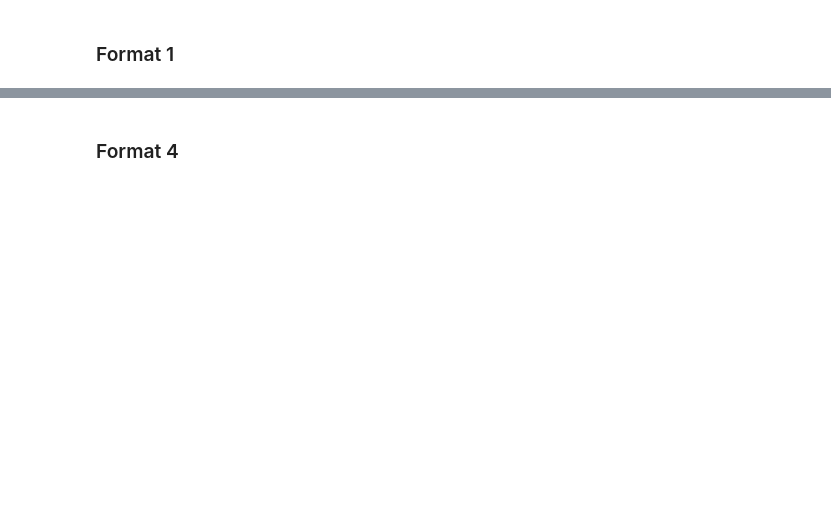
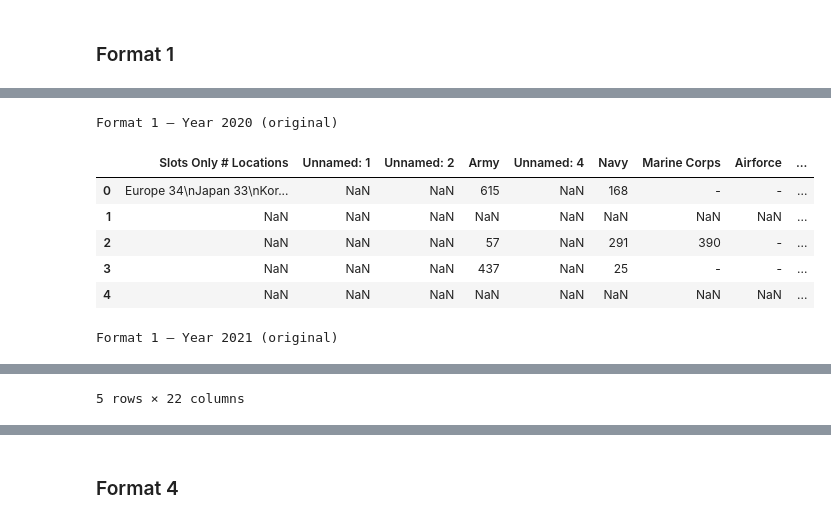
Before and after one commit to pinhaopan/muckrock-liberation, a Jupyter notebook: fa25-team-a/asset_reports.ipynb, the cells around one changed output, grey strips where cells are left out. Cells and saved outputs as stored; diff of their text form; code cells hidden in the pictures; blank space fills up the shorter version.

```diff
--- a/fa25-team-a/asset_reports.ipynb
+++ b/fa25-team-a/asset_reports.ipynb
@@ -97,6 +66,11 @@ bases_json_path = 'data/bases.json'
 In this section we load the raw Excel asset report and define helper
 functions for parsing header text (titles and reporting dates).
 # %%
+asset_report_fmt1_2020 = pd.read_excel(asset_report_fmt1_dir / "Asset Report FY20 Format 1.xlsx")
+asset_report_fmt1_2021 = pd.read_excel(asset_report_fmt1_dir / "Asset Report FY21 Format 1.xlsx")
+asset_report_fmt1_2022 = pd.read_excel(asset_report_fmt1_dir / "Asset Report FY22 Format 1.xlsx")
+asset_report_fmt1_2023 = pd.read_excel(asset_report_fmt1_dir / "Asset Report FY23 Format 1.xlsx")
+asset_report_fmt1_2024 = pd.read_excel(asset_report_fmt1_dir / "Asset Report FY24 Format 1.xlsx")
 asset_report_fmt1 = pd.read_csv(asset_report_fmt1_path, low_memory=False)
 
 ar4 = pd.read_csv(asset_report_4_path, low_memory=False)
@@ -723,0 +525,15 @@ C:\Users\sod\Desktop\Coding\DS701\ds-muckrock-liberation\fa25-team-a\data\Asset
+# %%
+print("Format 1 — Year 2020 (original)")
+display(asset_report_fmt1_2020.head())
+
+print("\nFormat 1 — Year 2021 (original)")
+display(asset_report_fmt1_2021.head())
+# %% [output]
+Format 1 — Year 2020 (original)
+|  | Slots Only # Locations | Unnamed: 1 | Unnamed: 2 | Army | Unnamed: 4 | Navy | Marine Corps | Airforce | ... |
+| 0 | Europe 34\nJapan 33\nKor... | NaN | NaN | 615 | NaN | 168 | - | - | ... |
+| 1 | NaN | NaN | NaN | NaN | NaN | NaN | NaN | NaN | ... |
+| 2 | NaN | NaN | NaN | 57 | NaN | 291 | 390 | - | ... |
+| 3 | NaN | NaN | NaN | 437 | NaN | 25 | - | - | ... |
+| 4 | NaN | NaN | NaN | NaN | NaN | NaN | NaN | NaN | ... |
+Format 1 — Year 2021 (original)
@@ -723,0 +546 @@ C:\Users\sod\Desktop\Coding\DS701\ds-muckrock-liberation\fa25-team-a\data\Asset
+5 rows × 22 columns
```
Also changed, not shown: parts of 80 cells of this notebook, 1 other file.
